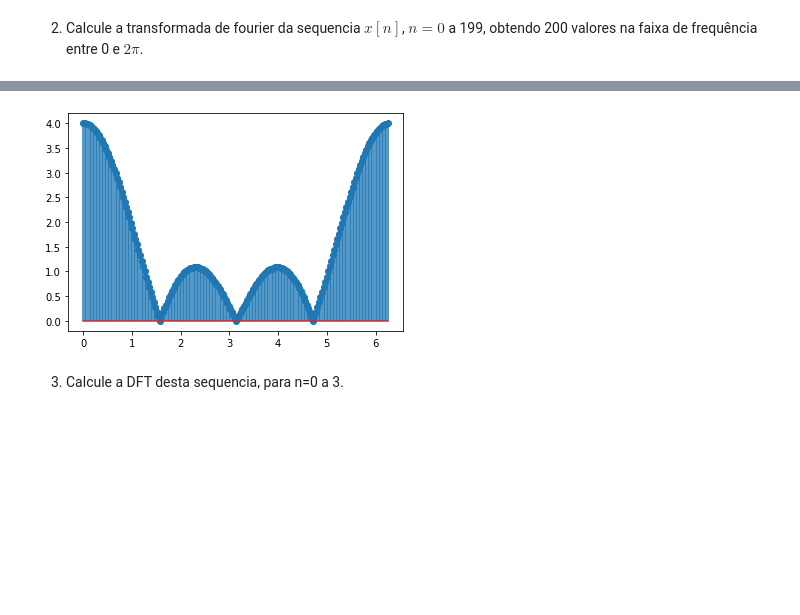
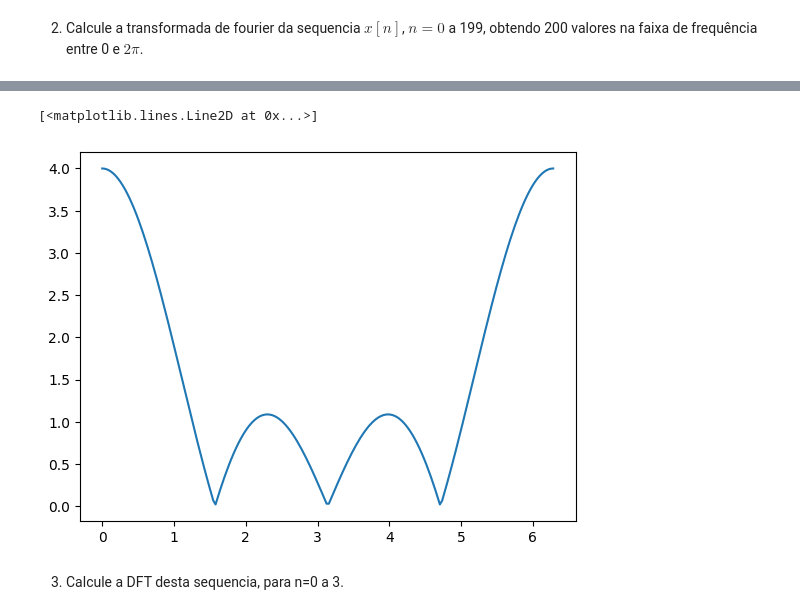
Before and after one commit to Je-Leo-AS/PDS, a Jupyter notebook: lab9/Lab-DFT.ipynb, the cells around one changed output, grey strips where cells are left out. Cells and saved outputs as stored; diff of their text form; code cells hidden in the pictures; blank space fills up the shorter version.

```diff
--- a/lab9/Lab-DFT.ipynb
+++ b/lab9/Lab-DFT.ipynb
@@ -13,18 +21,16 @@ from pylab import *
 # %%
-N=200
-x1=zeros(N)
-x1[0:4]=1
+N = 200
+x = np.zeros(N)
+x[:4] = 1
+F1 = linspace(0,2*np.pi,N)
+X1 = 0
+for i in range(N):
+    X1 = X1 + x[i]*exp(-1j*F1*i)
 
-F1=arange(0, 2*pi, 2*pi/N)
-X1 = 0
-
-for n in arange(200):
-    X1 = X1 + x[n] * exp(-1j*F1*n)
-
-stem(F1, abs(X1))
-show()
+plot(F1, abs(X1))
 # %% [output]
+[<matplotlib.lines.Line2D at 0x...>]
-[figure, old version]
+[figure, new version]
 # %% [markdown]
 3) Calcule a DFT desta sequencia, para n=0 a 3.
 # %%
```
Also changed, not shown: parts of 12 cells of this notebook.
